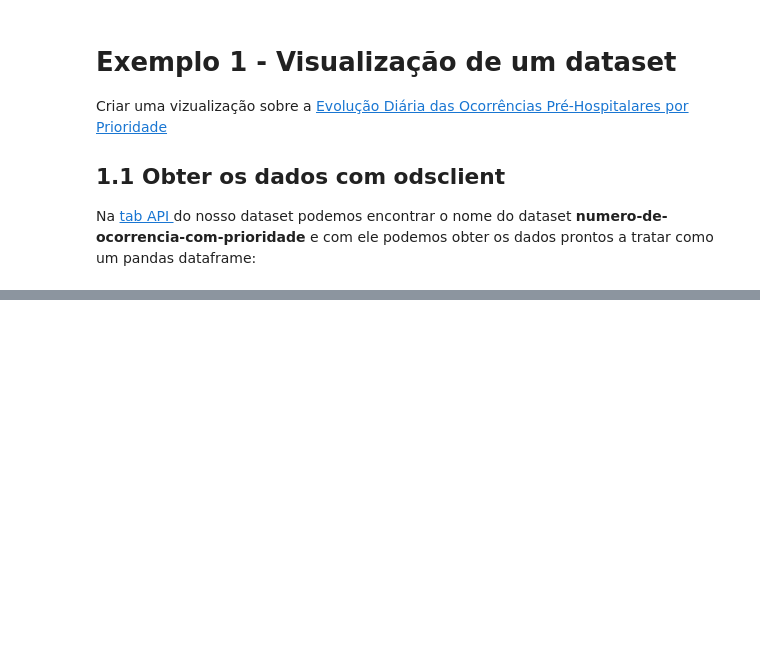
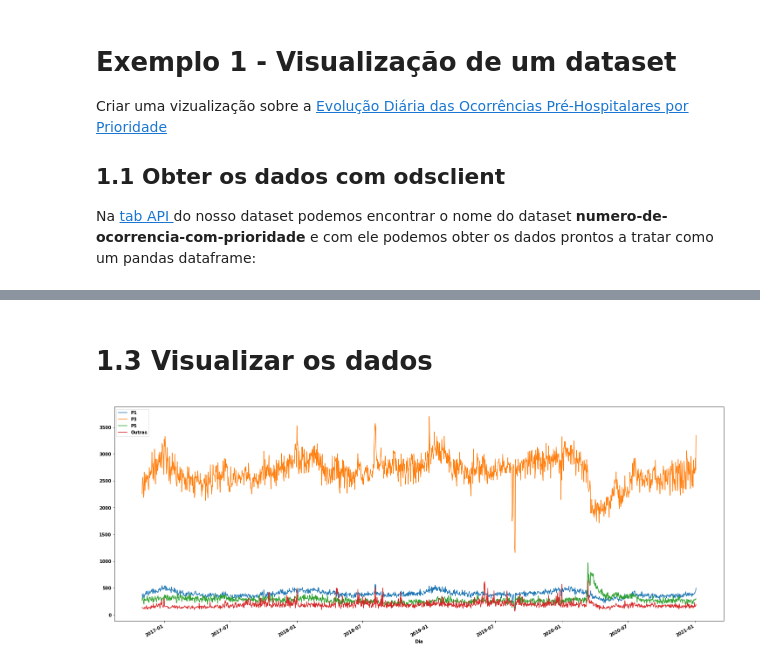
Before and after one commit to zevarela/dssg, a Jupyter notebook: Tutorial_DSSG_2021-04.ipynb, the cells around one changed output, grey strips where cells are left out. Saved outputs shown, nothing was run; the diff lists cells and outputs as text; code cells hidden in the pictures; blank space fills up the shorter version.

Commit message:
Exemplo 1: Visualização inicial

```diff
--- a/Tutorial_DSSG_2021-04.ipynb
+++ b/Tutorial_DSSG_2021-04.ipynb
@@ -87,0 +95,10 @@ df.describe()
+# %%
+df.columns=["Dia","P1","P3","P5", "Outras"]
+
+print("Valores em falta:", df.isna().sum().sum())
+
+df = df.astype({"Dia":"datetime64", "P1":int, "P3":int,"P5":int, "Outras":int })
+
+df.sort_values(by='Dia', inplace=True)
+
+df.head()
@@ -87,0 +113,8 @@ df.describe()
+# %% [markdown]
+# 1.3 Visualizar os dados
+# %%
+%matplotlib inline
+
+df.plot(x='Dia', figsize=(25,10));
+# %% [output]
+[figure, added]
```
Also changed, not shown: parts of 2 cells of this notebook.
